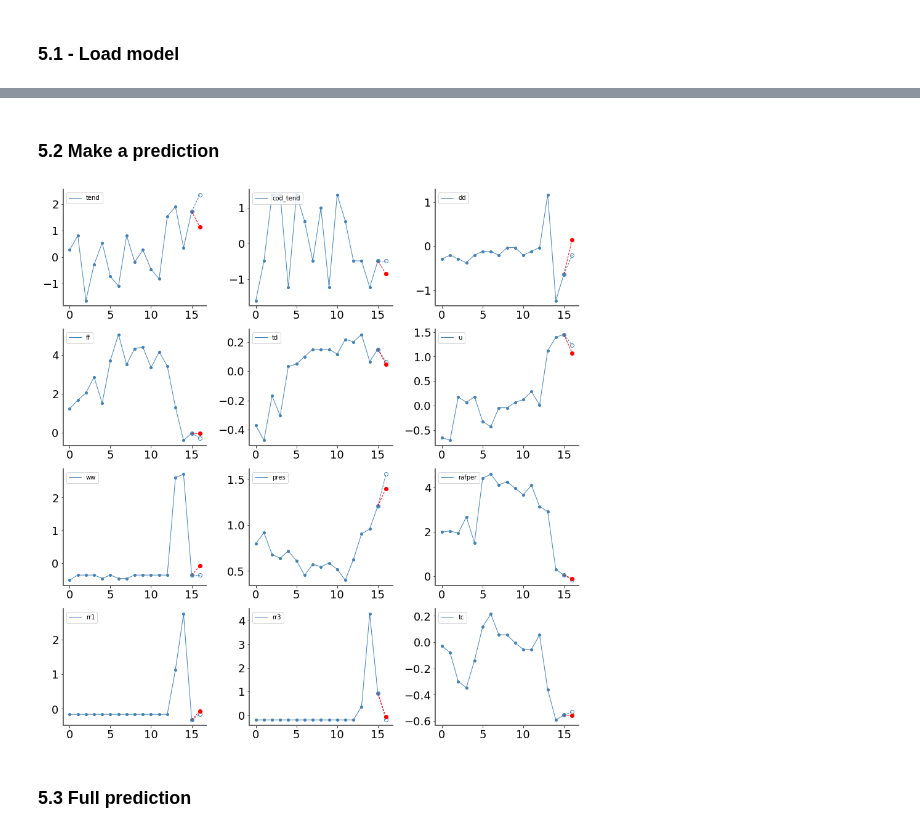
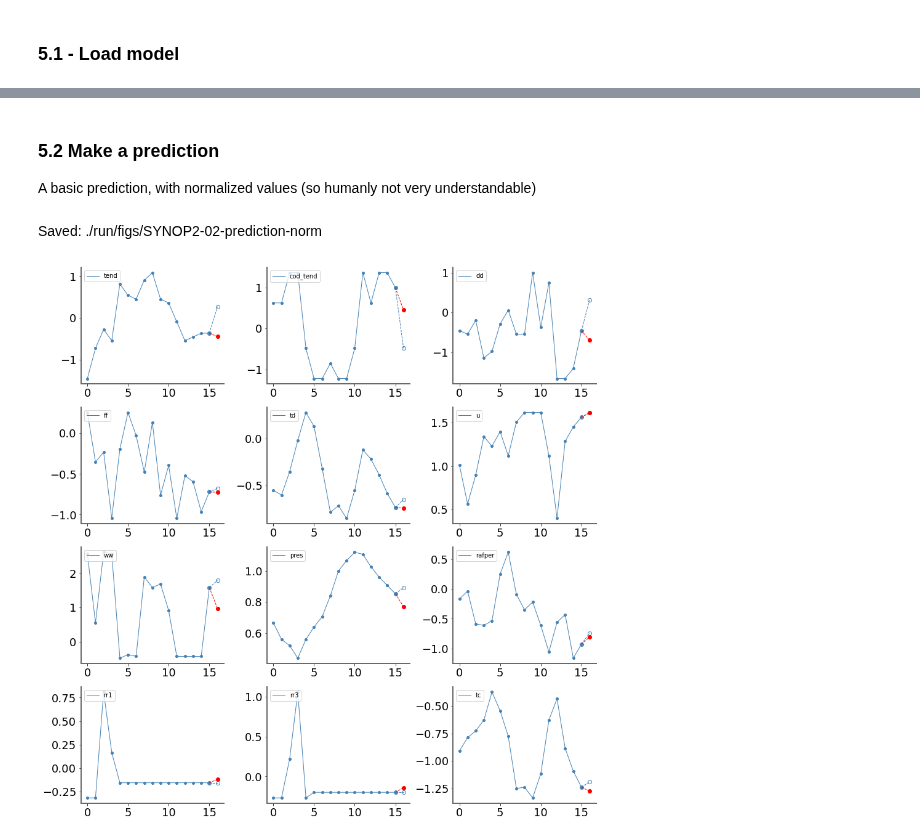
Before and after one commit to Jean-Christ1/Deep-Learning-with-Keras-and-Tensorflow, a Jupyter notebook: SYNOP/02-First-predictions.ipynb, the cells around one changed output, grey strips where cells are left out. Cells and saved outputs as stored; diff of their text form; code cells hidden in the pictures.

```diff
--- a/SYNOP/02-First-predictions.ipynb
+++ b/SYNOP/02-First-predictions.ipynb
@@ -59,21 +57,22 @@ Update keras cache   : Done
 ## Step 2 - Read and prepare dataset
 ### 2.1 - Read it
 # %%
+dataset_dir      = './data'
 dataset_filename = 'synop-LYS.csv'
 schema_filename  = 'synop.json'
 train_len        = 25000
 features         = ['tend', 'cod_tend', 'dd', 'ff', 'td', 'u', 'ww', 'pres', 'rafper', 'rr1', 'rr3', 'tc']
 features_len     = len(features)
 
-# ---- Read dataset
+# ---- Read dataset from ./data
 
-df = pd.read_csv(f'{datasets_dir}/SYNOP/{dataset_filename}', header=0, sep=';')
+df = pd.read_csv(f'{dataset_dir}/{dataset_filename}', header=0, sep=';')
 
 # ---- Train / Test
 
 dataset_train = df.loc[ :train_len-1, features ]
 dataset_test  = df.loc[train_len:,    features ]
-ooo.subtitle('Train dataset example :')
+pwk.subtitle('Train dataset example :')
 display(dataset_train.head(15))
 
 # ---- Normalize, and convert to numpy array
@@ -83,14 +82,14 @@ std  = dataset_train.std()
 dataset_train = (dataset_train - mean) / std
 dataset_test  = (dataset_test  - mean) / std
 
-ooo.subtitle('After normalization :')
+pwk.subtitle('After normalization :')
 display(dataset_train.describe().style.format("{0:.2f}"))
 
 dataset_train = dataset_train.to_numpy()
 dataset_test  = dataset_test.to_numpy()
 
-
-print('Dataset : ',df.shape)
+pwk.subtitle('Shapes :')
+print('Dataset       : ',df.shape)
 print('Train dataset : ',dataset_train.shape)
 print('Test  dataset : ',dataset_test.shape)
 # %% [output]
@@ -232,17 +257,16 @@ WARNING:tensorflow:Layer lstm will not use cuDNN kernel since it doesn't meet th
 # %% [markdown]
 ### 5.2 Make a prediction
+A basic prediction, with normalized values (so humanly not very understandable)
 # %%
 s=random.randint(0,len(dataset_test)-sequence_len)
 
 sequence      = dataset_test[s:s+sequence_len]
 sequence_true = dataset_test[s:s+sequence_len+1]
 
 pred = loaded_model.predict( np.array([sequence]) )
 
 # ---- Show result
-reload(ooo)
-ooo.plot_multivariate_serie(sequence_true, predictions=pred, labels=features)
+pwk.plot_multivariate_serie(sequence_true, predictions=pred, labels=features, save_as='02-prediction-norm')
 # %% [output]
+Saved: ./run/figs/SYNOP2-02-prediction-norm
-[figure, old version]
+[figure, new version]
-# %% [markdown]
-### 5.3 Full prediction
```
Also changed, not shown: parts of 12 cells of this notebook, 7 other files.
